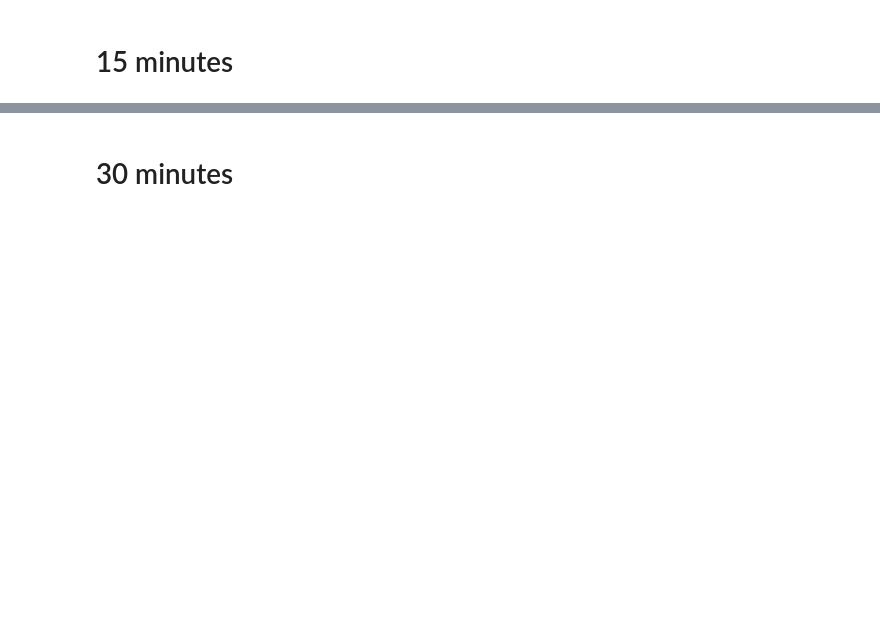
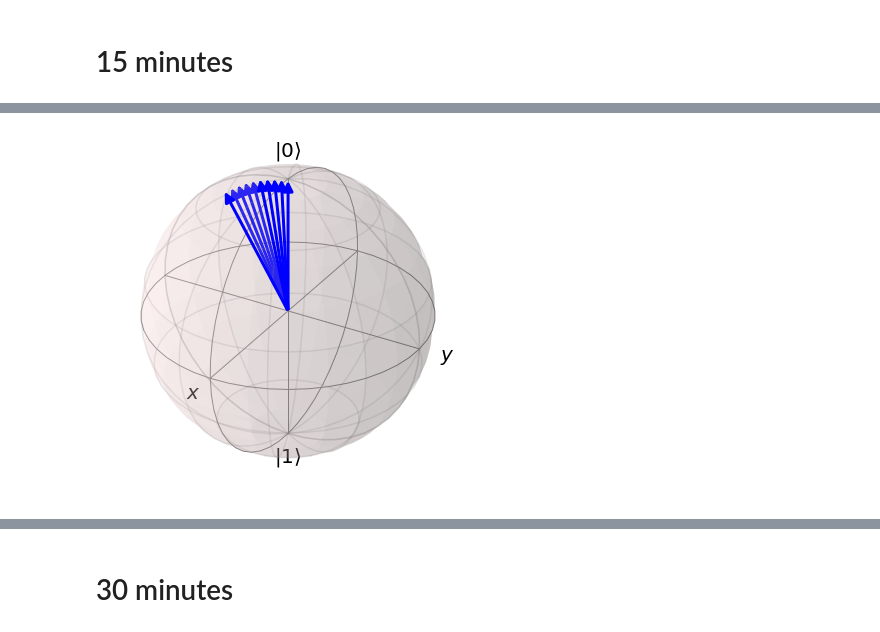
Before and after one commit to hodgestar/qutip-venezuela-2022, a Jupyter notebook: qutip-simulating-circuits-2022-01.ipynb, the cells around one changed output, grey strips where cells are left out. Drawn from its saved outputs; the diff is of its cells as text; code cells hidden in the pictures; blank space fills up the shorter version.

```diff
--- a/qutip-simulating-circuits-2022-01.ipynb
+++ b/qutip-simulating-circuits-2022-01.ipynb
@@ -150,0 +179,4 @@ import qutip
+# %%
+def H_q(epsilon, delta):
+    """ Return a single qubit Hamiltonian with energy difference epsilon and tunneling strength delta. """
+    return 0.5 * delta * qutip.sigmax() + 0.5 * epsilon * qutip.sigmaz()
@@ -150,0 +235,18 @@ import qutip
+# %%
+results = qutip.sesolve(
+    H=H_q(1, 0.5),
+    psi0=qutip.ket("0"),
+    tlist=np.linspace(0, 10, 100),
+    e_ops=[
+        qutip.bra("0"),
+        qutip.bra("1"),
+    ],
+    options=qutip.Options(store_states=True),
+)
+# %%
+bloch = qutip.Bloch()
+bloch.vector_color = ["b"]
+bloch.add_states(results.states[:10])
+bloch.show()
+# %% [output]
+[figure, added]
```
Also changed, not shown: parts of 61 cells of this notebook.
